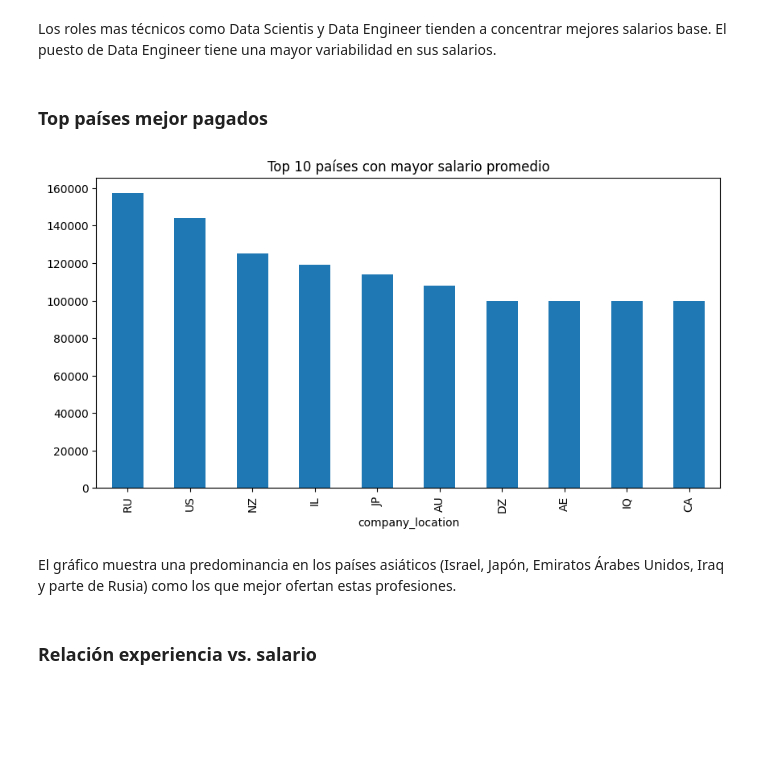
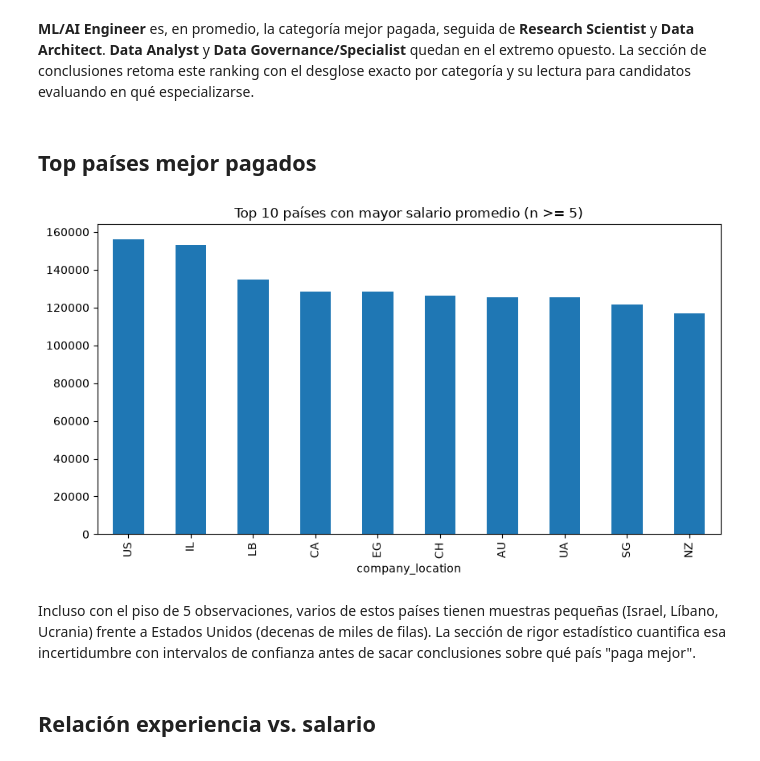
Before and after one commit to ayorick23/data-science-salaries-analysis, a Jupyter notebook: notebooks/eda_ds_salaries.ipynb, the cells around one changed output. Drawn from its saved outputs; the diff is of its cells as text; code cells hidden in the pictures; blank space fills up the shorter version.

```diff
--- a/notebooks/eda_ds_salaries.ipynb
+++ b/notebooks/eda_ds_salaries.ipynb
@@ -99,20 +121,29 @@ plt.show()
 # %% [markdown]
-Los roles mas técnicos como Data Scientis y Data Engineer tienden a concentrar mejores salarios base. El puesto de Data Engineer tiene una mayor variabilidad en sus salarios.
+**ML/AI Engineer** es, en promedio, la categoría mejor pagada, seguida de **Research Scientist** y **Data Architect**. **Data Analyst** y **Data Governance/Specialist** quedan en el extremo opuesto. La sección de conclusiones retoma este ranking con el desglose exacto por categoría y su lectura para candidatos evaluando en qué especializarse.
 # %% [markdown]
-### Top países mejor pagados
+## Top países mejor pagados
 # %%
-top_countries = df.groupby("company_location")["salary_usd"].mean().sort_values(ascending=False).head(10)
+country_counts = df["company_location"].value_counts()
+paises_con_muestra_minima = country_counts[country_counts >= 5].index  # ver sección de rigor estadístico
 
-plt.figure(figsize=(10,5))
+top_countries = (
+    df[df["company_location"].isin(paises_con_muestra_minima)]
+    .groupby("company_location")["salary_usd"]
+    .mean()
+    .sort_values(ascending=False)
+    .head(10)
+)
+
+plt.figure(figsize=(10, 5))
 top_countries.plot(kind="bar")
-plt.title("Top 10 países con mayor salario promedio")
+plt.title("Top 10 países con mayor salario promedio (n >= 5)")
 plt.show()
 # %% [output]
-[figure, old version]
+[figure, new version]
 # %% [markdown]
-El gráfico muestra una predominancia en los países asiáticos (Israel, Japón, Emiratos Árabes Unidos, Iraq y parte de Rusia) como los que mejor ofertan estas profesiones.
+Incluso con el piso de 5 observaciones, varios de estos países tienen muestras pequeñas (Israel, Líbano, Ucrania) frente a Estados Unidos (decenas de miles de filas). La sección de rigor estadístico cuantifica esa incertidumbre con intervalos de confianza antes de sacar conclusiones sobre qué país "paga mejor".
 # %% [markdown]
-### Relación experiencia vs. salario
+## Relación experiencia vs. salario
 # %%
 sns.scatterplot(x="experience_level", y="salary_usd", data=df)
 plt.title("Relación experiencia vs. salario")
```
Also changed, not shown: parts of 34 cells of this notebook, 15 other files.
